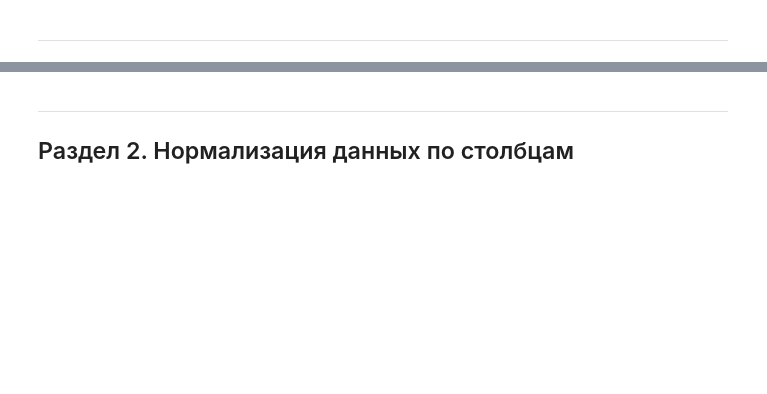
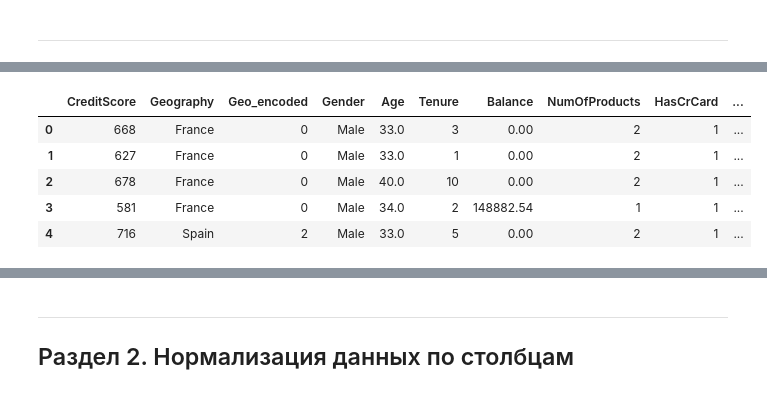
Before and after one commit to Evgeny725/ml-basics, a Jupyter notebook: bank_churn.ipynb, the cells around one changed output, grey strips where cells are left out. Saved outputs shown, nothing was run; the diff lists cells and outputs as text; code cells hidden in the pictures; blank space fills up the shorter version.

```diff
--- a/bank_churn.ipynb
+++ b/bank_churn.ipynb
@@ -344,0 +336,18 @@ data_filtered.corr()
+# %%
+# кодирование значений в цифры по столбцу Geography
+
+if 'Geo_encoded' in df_filtered.columns:
+    df_filtered.drop(columns=['Geo_encoded'], inplace=True)
+
+geo_encoded = LabelEncoder()
+idx = df_filtered.columns.get_loc('Geography')
+df_filtered.insert(idx + 1, 'Geo_encoded', geo_encoded.fit_transform(df_filtered['Geography']))
+
+df_filtered.head()
+# %% [output]
+|  | CreditScore | Geography | Geo_encoded | Gender | Age | Tenure | Balance | NumOfProducts | HasCrCard | ... |
+| 0 | 668 | France | 0 | Male | 33.0 | 3 | 0.00 | 2 | 1 | ... |
+| 1 | 627 | France | 0 | Male | 33.0 | 1 | 0.00 | 2 | 1 | ... |
+| 2 | 678 | France | 0 | Male | 40.0 | 10 | 0.00 | 2 | 1 | ... |
+| 3 | 581 | France | 0 | Male | 34.0 | 2 | 148882.54 | 1 | 1 | ... |
+| 4 | 716 | Spain | 2 | Male | 33.0 | 5 | 0.00 | 2 | 1 | ... |
```
Also changed, not shown: parts of 48 cells of this notebook.
